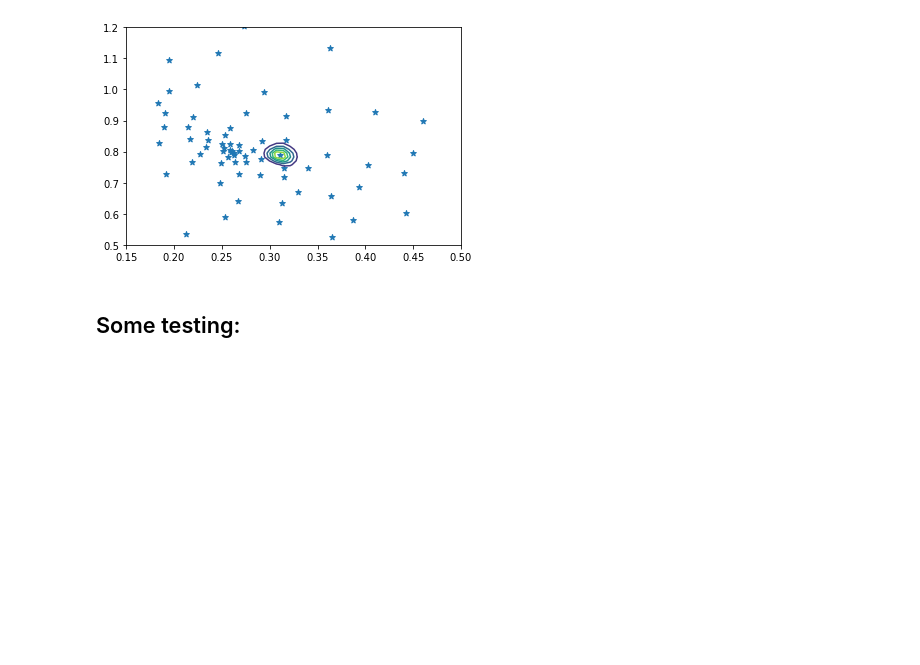
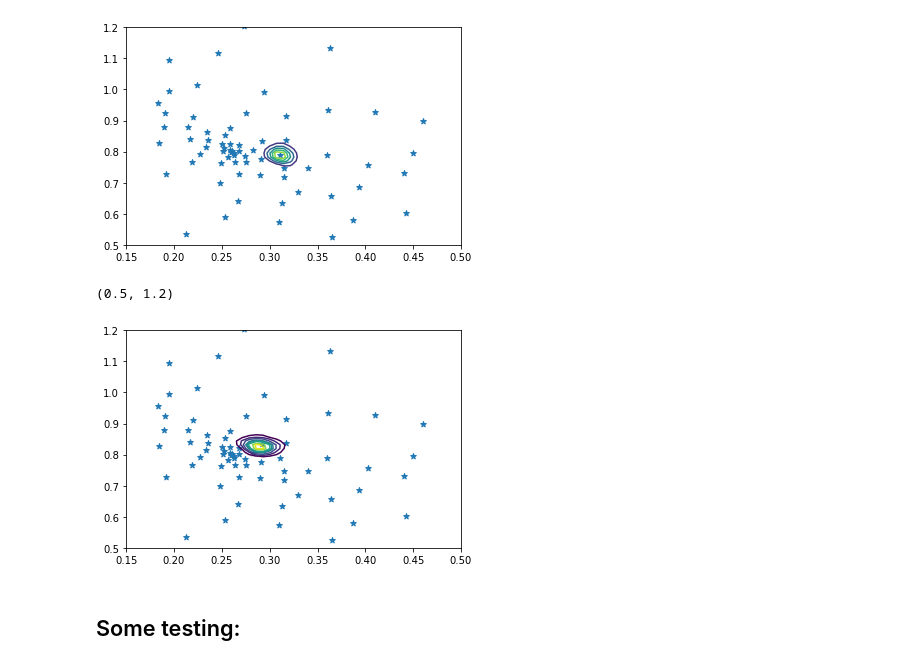
Before and after one commit to tianliwng/CNN-plus-weak-lensing, a Jupyter notebook: likelihood_CNN.ipynb, the cells around one changed output. Drawn from its saved outputs; the diff is of its cells as text; code cells hidden in the pictures; blank space fills up the shorter version.

Commit message:
added confidence regions part

```diff
--- a/likelihood_CNN.ipynb
+++ b/likelihood_CNN.ipynb
@@ -121,6 +121,24 @@ plt.ylim(0.5, 1.2)
 # %% [output]
 (0.5, 1.2)
 [figure]
+# %%
+### confidence regions
+n = 1000
+Ps_interp[np.isnan(Ps_interp)] = 0
+t = np.linspace(0, np.nanmax(Ps_interp), n)
+integral = ((Ps_interp >= t[:, None, None]) * Ps_interp).sum(axis=(1,2))
+integral = integral/integral[0]
+
+from scipy import interpolate
+f = interpolate.interp1d(integral, t)
+t_contours = f(np.array([0.9, 0.8, 0.7, 0.6, 0.5, 0.4, 0.3, 0.2, 0.1]))
+plt.scatter(Om_expect_list, si_expect_list, marker='*')
+plt.contour(np.reshape(Ps_interp, (ngrid, ngrid)).T, t_contours, extent=[0.15, 0.5,0.55, 1.15])
+plt.xlim(0.15, 0.5)
+plt.ylim(0.5, 1.2)
+# %% [output]
+(0.5, 1.2)
+[figure, added]
 # %% [markdown]
 ## Some testing:
 # %%
```
Also changed, not shown: parts of 3 cells of this notebook.
